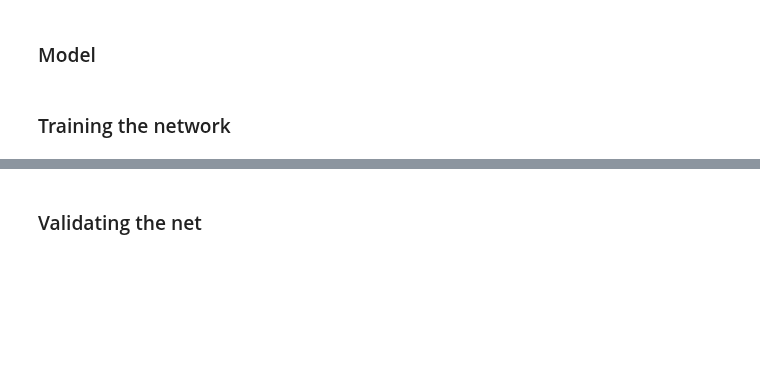
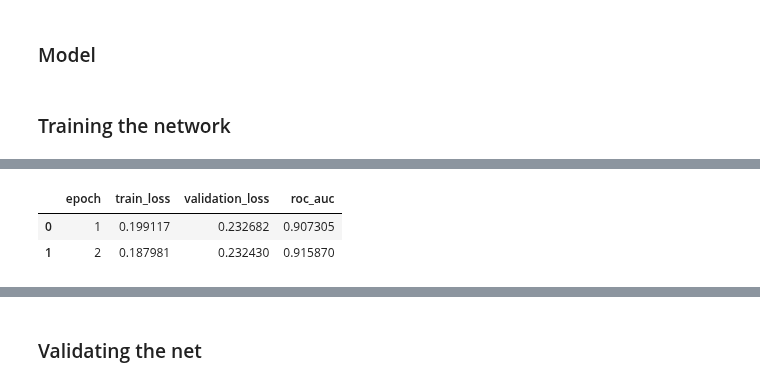
Before and after one commit to jonmunm/nbs, a Jupyter notebook: Meli/CVR Data Challenge/Model usage.ipynb, the cells around one changed output, grey strips where cells are left out. Cells and saved outputs as stored; diff of their text form; code cells hidden in the pictures; blank space fills up the shorter version.

```diff
--- a/Meli/CVR Data Challenge/Model usage.ipynb
+++ b/Meli/CVR Data Challenge/Model usage.ipynb
@@ -260,4 +283,7 @@ epochs=3
 # %%
 %%time
-losses = runner.fit(data_loader=train_dl, epochs=3, loss_fn=loss_fn, optimizer=optimizer, scheduler=scheduler)
+losses = runner.fit(train_dl, validation_dl, epochs=2)
 # %% [output]
+|  | epoch | train_loss | validation_loss | roc_auc |
+| 0 | 1 | 0.199117 | 0.232682 | 0.907305 |
+| 1 | 2 | 0.187981 | 0.232430 | 0.915870 |
```
Also changed, not shown: parts of 27 cells of this notebook, 4 other files.
